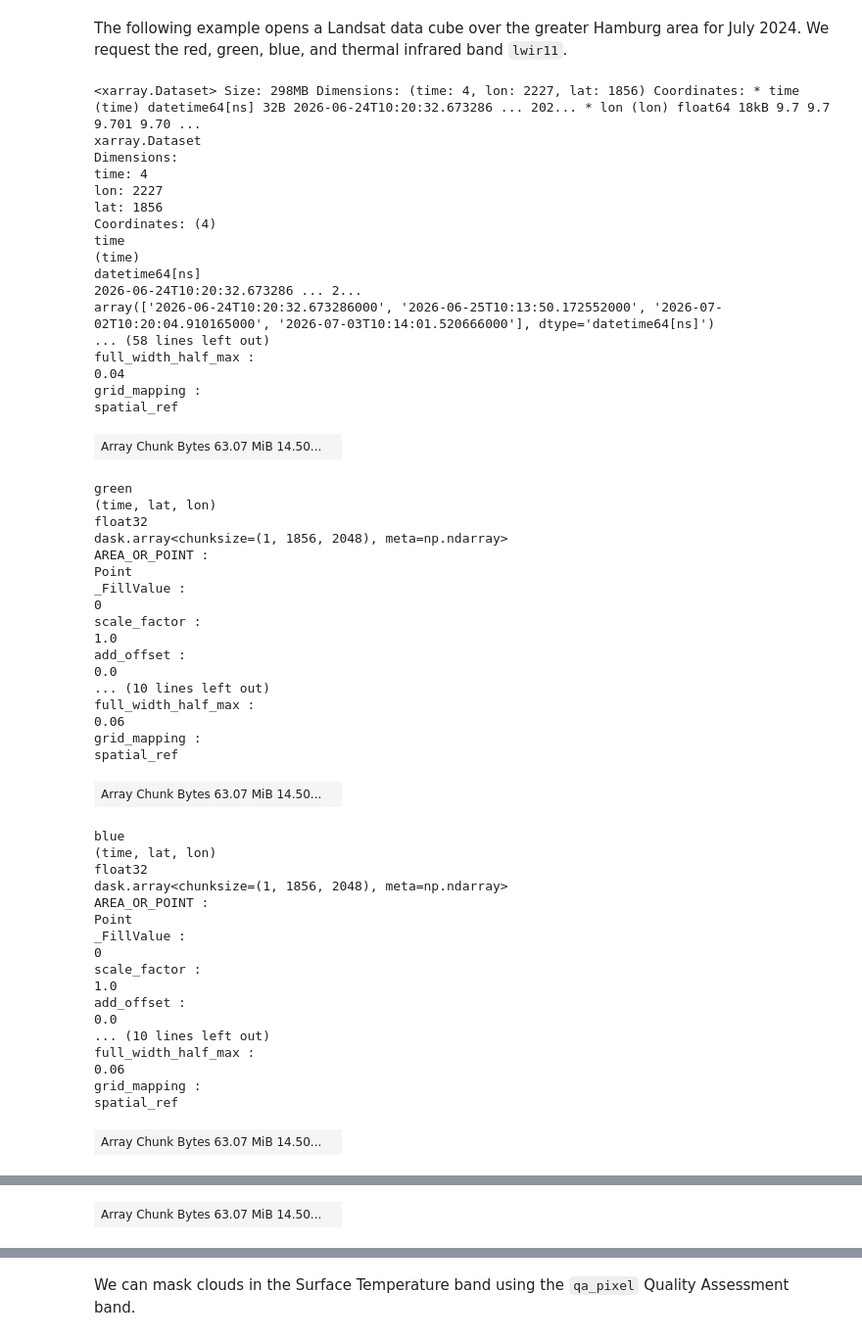
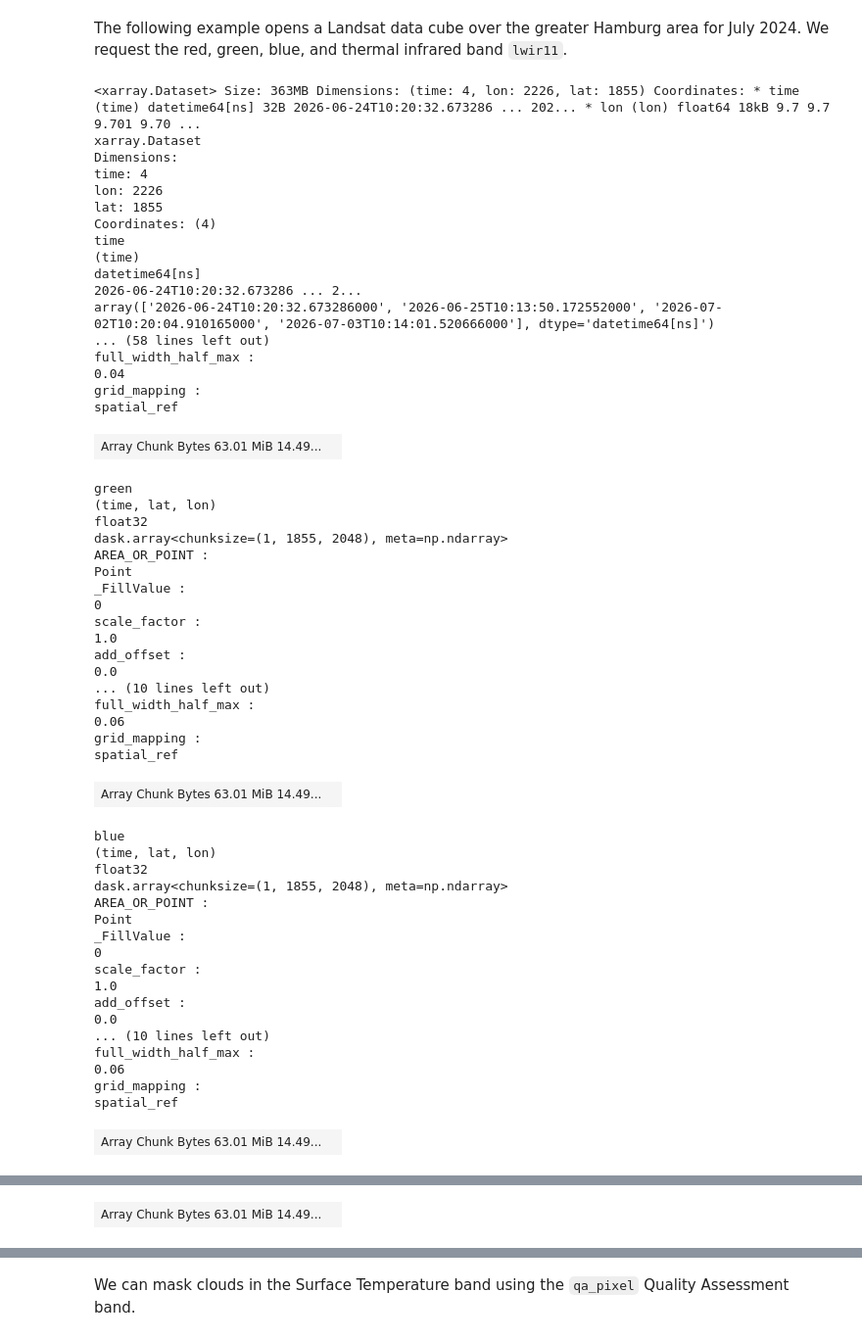
Before and after one commit to xcube-dev/xcube-stac, a Jupyter notebook: examples/notebooks/landsat_planetary_computer.ipynb, the cells around one changed output, grey strips where cells are left out. Shown at 98% size. Saved outputs shown, nothing was run; the diff lists cells and outputs as text; code cells hidden in the pictures.

```diff
--- a/examples/notebooks/landsat_planetary_computer.ipynb
+++ b/examples/notebooks/landsat_planetary_computer.ipynb
@@ -47,36 +47,36 @@ The following example opens a Landsat data cube over the greater Hamburg area fo
 # %%
 ds = store.open_data(
     data_id="landsat-c2-l2",
     bbox=[9.7, 53.3, 10.3, 53.8],
     time_range=["2026-06-24", "2026-07-08"],
     spatial_res=30 / 111320,
     crs="EPSG:4326",
-    asset_names=["red", "green", "blue", "lwir11", "qa_pixel"],
+    asset_names=["red", "green", "blue", "lwir11", "qa", "qa_pixel"],
 )
 ds
 # %% [output]
-<xarray.Dataset> Size: 298MB Dimensions: (time: 4, lon: 2227, lat: 1856) Coordinates: * time (time) datetime64[ns] 32B 2026-06-24T10:20:32.673286 ... 202... * lon (lon) float64 18kB 9.7 9.7 9.701 9.70 ...
+<xarray.Dataset> Size: 363MB Dimensions: (time: 4, lon: 2226, lat: 1855) Coordinates: * time (time) datetime64[ns] 32B 2026-06-24T10:20:32.673286 ... 202... * lon (lon) float64 18kB 9.7 9.7 9.701 9.70 ...
 xarray.Dataset
 Dimensions:
 time: 4
-lon: 2227
-lat: 1856
+lon: 2226
+lat: 1855
 Coordinates: (4)
 time
 (time)
 datetime64[ns]
 2026-06-24T10:20:32.673286 ... 2...
 array(['2026-06-24T10:20:32.673286000', '2026-06-25T10:13:50.172552000', '2026-07-02T10:20:04.910165000', '2026-07-03T10:14:01.520666000'], dtype='datetime64[ns]')
 ... (58 lines left out)
 full_width_half_max :
 0.04
 grid_mapping :
 spatial_ref
-| Array Chunk Bytes 63.07 MiB 14.50... |  |
+| Array Chunk Bytes 63.01 MiB 14.49... |  |
 green
 (time, lat, lon)
 float32
-dask.array<chunksize=(1, 1856, 2048), meta=np.ndarray>
+dask.array<chunksize=(1, 1855, 2048), meta=np.ndarray>
 AREA_OR_POINT :
 Point
 _FillValue :
@@ -90,11 +90,11 @@ full_width_half_max :
 0.06
 grid_mapping :
 spatial_ref
-| Array Chunk Bytes 63.07 MiB 14.50... |  |
+| Array Chunk Bytes 63.01 MiB 14.49... |  |
 blue
 (time, lat, lon)
 float32
-dask.array<chunksize=(1, 1856, 2048), meta=np.ndarray>
+dask.array<chunksize=(1, 1855, 2048), meta=np.ndarray>
 AREA_OR_POINT :
 Point
 _FillValue :
@@ -108,7 +108,7 @@ full_width_half_max :
 0.06
 grid_mapping :
 spatial_ref
-| Array Chunk Bytes 63.07 MiB 14.50... |  |
+| Array Chunk Bytes 63.01 MiB 14.49... |  |
 lwir11
 (time, lat, lon)
 float32
@@ -126,4 +126,4 @@ units :
 K
 grid_mapping :
 spatial_ref
-| Array Chunk Bytes 63.07 MiB 14.50... |  |
+| Array Chunk Bytes 63.01 MiB 14.49... |  |
```
Also changed, not shown: parts of 7 cells of this notebook, 16 other files.
